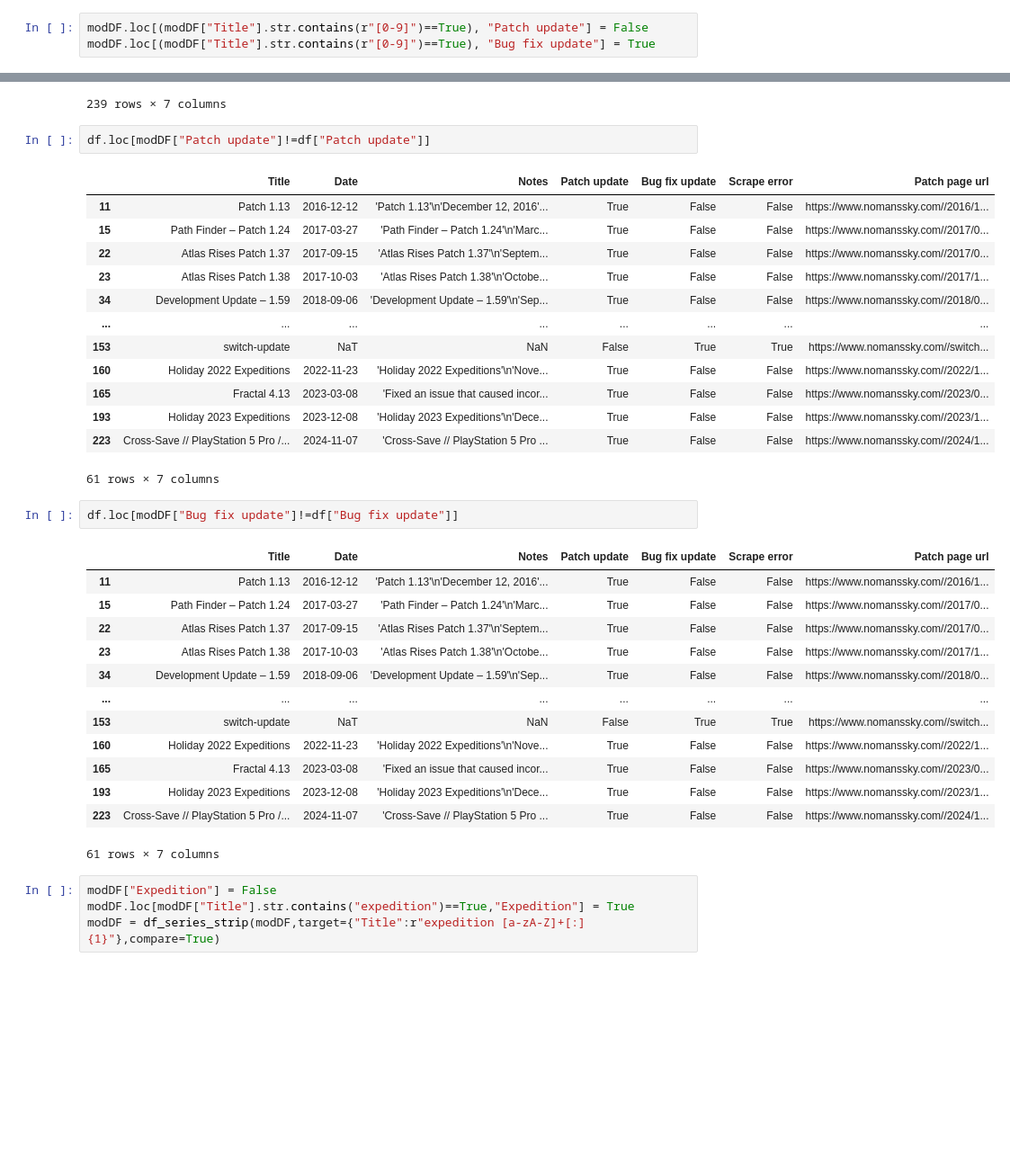
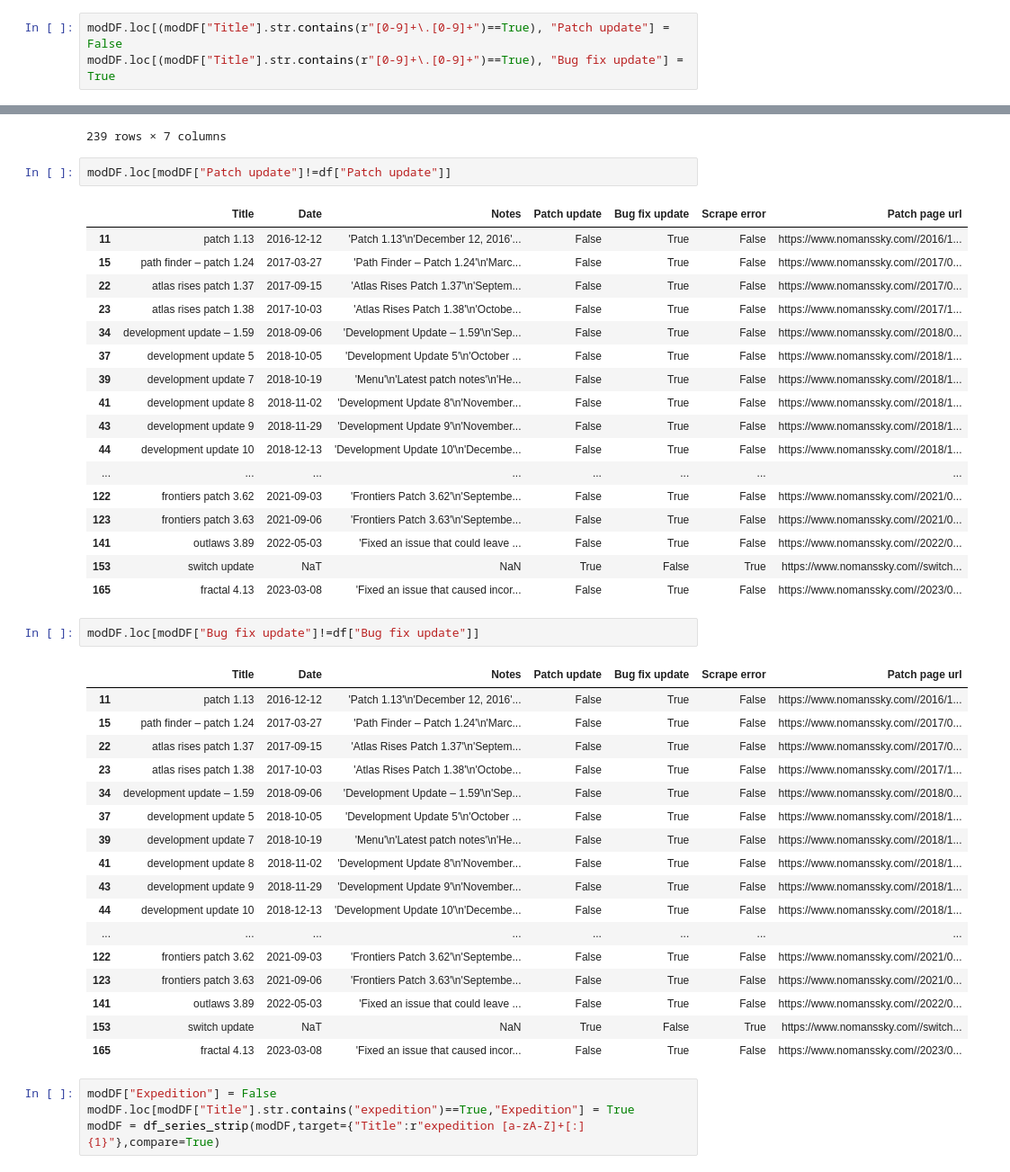
Before and after one commit to ATHannington/NMS-patch-to-rating-analysis, a Jupyter notebook: Clean_patch_note_data.ipynb, the cells around one changed output, grey strips where cells are left out. Shown: that part at 90% size. Drawn from its saved outputs; the diff is of its cells as text; blank space fills up the shorter version.

```diff
--- a/Clean_patch_note_data.ipynb
+++ b/Clean_patch_note_data.ipynb
@@ -157,4 +157,4 @@ modDF.loc[(modDF["Title"].str.contains(r"[0-9]")==True)]
 # %%
-modDF.loc[(modDF["Title"].str.contains(r"[0-9]")==True), "Patch update"] = False
-modDF.loc[(modDF["Title"].str.contains(r"[0-9]")==True), "Bug fix update"] = True
+modDF.loc[(modDF["Title"].str.contains(r"[0-9]+\.[0-9]+")==True), "Patch update"] = False
+modDF.loc[(modDF["Title"].str.contains(r"[0-9]+\.[0-9]+")==True), "Bug fix update"] = True
 # %%
@@ -190,37 +190,45 @@ modDF
 | 238 | worlds part ii 5.58 | 2025-03-04 | 'Worlds Part II - 5.58'\n'March 0... | False | True | False | https://www.nomanssky.com//2025/0... |
 239 rows × 7 columns
 # %%
-df.loc[modDF["Patch update"]!=df["Patch update"]]
+modDF.loc[modDF["Patch update"]!=df["Patch update"]]
 # %% [output]
 |  | Title | Date | Notes | Patch update | Bug fix update | Scrape error | Patch page url |
-| 11 | Patch 1.13 | 2016-12-12 | 'Patch 1.13'\n'December 12, 2016'... | True | False | False | https://www.nomanssky.com//2016/1... |
-| 15 | Path Finder – Patch 1.24 | 2017-03-27 | 'Path Finder – Patch 1.24'\n'Marc... | True | False | False | https://www.nomanssky.com//2017/0... |
-| 22 | Atlas Rises Patch 1.37 | 2017-09-15 | 'Atlas Rises Patch 1.37'\n'Septem... | True | False | False | https://www.nomanssky.com//2017/0... |
-| 23 | Atlas Rises Patch 1.38 | 2017-10-03 | 'Atlas Rises Patch 1.38'\n'Octobe... | True | False | False | https://www.nomanssky.com//2017/1... |
-| 34 | Development Update – 1.59 | 2018-09-06 | 'Development Update – 1.59'\n'Sep... | True | False | False | https://www.nomanssky.com//2018/0... |
+| 11 | patch 1.13 | 2016-12-12 | 'Patch 1.13'\n'December 12, 2016'... | False | True | False | https://www.nomanssky.com//2016/1... |
+| 15 | path finder – patch 1.24 | 2017-03-27 | 'Path Finder – Patch 1.24'\n'Marc... | False | True | False | https://www.nomanssky.com//2017/0... |
+| 22 | atlas rises patch 1.37 | 2017-09-15 | 'Atlas Rises Patch 1.37'\n'Septem... | False | True | False | https://www.nomanssky.com//2017/0... |
+| 23 | atlas rises patch 1.38 | 2017-10-03 | 'Atlas Rises Patch 1.38'\n'Octobe... | False | True | False | https://www.nomanssky.com//2017/1... |
+| 34 | development update – 1.59 | 2018-09-06 | 'Development Update – 1.59'\n'Sep... | False | True | False | https://www.nomanssky.com//2018/0... |
+| 37 | development update 5 | 2018-10-05 | 'Development Update 5'\n'October ... | False | True | False | https://www.nomanssky.com//2018/1... |
+| 39 | development update 7 | 2018-10-19 | 'Menu'\n'Latest patch notes'\n'He... | False | True | False | https://www.nomanssky.com//2018/1... |
+| 41 | development update 8 | 2018-11-02 | 'Development Update 8'\n'November... | False | True | False | https://www.nomanssky.com//2018/1... |
+| 43 | development update 9 | 2018-11-29 | 'Development Update 9'\n'November... | False | True | False | https://www.nomanssky.com//2018/1... |
+| 44 | development update 10 | 2018-12-13 | 'Development Update 10'\n'Decembe... | False | True | False | https://www.nomanssky.com//2018/1... |
 | ... | ... | ... | ... | ... | ... | ... | ... |
-| 153 | switch-update | NaT | NaN | False | True | True | https://www.nomanssky.com//switch... |
-| 160 | Holiday 2022 Expeditions | 2022-11-23 | 'Holiday 2022 Expeditions'\n'Nove... | True | False | False | https://www.nomanssky.com//2022/1... |
-| 165 | Fractal 4.13 | 2023-03-08 | 'Fixed an issue that caused incor... | True | False | False | https://www.nomanssky.com//2023/0... |
-| 193 | Holiday 2023 Expeditions | 2023-12-08 | 'Holiday 2023 Expeditions'\n'Dece... | True | False | False | https://www.nomanssky.com//2023/1... |
-| 223 | Cross-Save // PlayStation 5 Pro /... | 2024-11-07 | 'Cross-Save // PlayStation 5 Pro ... | True | False | False | https://www.nomanssky.com//2024/1... |
+| 122 | frontiers patch 3.62 | 2021-09-03 | 'Frontiers Patch 3.62'\n'Septembe... | False | True | False | https://www.nomanssky.com//2021/0... |
+| 123 | frontiers patch 3.63 | 2021-09-06 | 'Frontiers Patch 3.63'\n'Septembe... | False | True | False | https://www.nomanssky.com//2021/0... |
+| 141 | outlaws 3.89 | 2022-05-03 | 'Fixed an issue that could leave ... | False | True | False | https://www.nomanssky.com//2022/0... |
+| 153 | switch update | NaT | NaN | True | False | True | https://www.nomanssky.com//switch... |
+| 165 | fractal 4.13 | 2023-03-08 | 'Fixed an issue that caused incor... | False | True | False | https://www.nomanssky.com//2023/0... |
-61 rows × 7 columns
 # %%
-df.loc[modDF["Bug fix update"]!=df["Bug fix update"]]
+modDF.loc[modDF["Bug fix update"]!=df["Bug fix update"]]
 # %% [output]
 |  | Title | Date | Notes | Patch update | Bug fix update | Scrape error | Patch page url |
-| 11 | Patch 1.13 | 2016-12-12 | 'Patch 1.13'\n'December 12, 2016'... | True | False | False | https://www.nomanssky.com//2016/1... |
-| 15 | Path Finder – Patch 1.24 | 2017-03-27 | 'Path Finder – Patch 1.24'\n'Marc... | True | False | False | https://www.nomanssky.com//2017/0... |
-| 22 | Atlas Rises Patch 1.37 | 2017-09-15 | 'Atlas Rises Patch 1.37'\n'Septem... | True | False | False | https://www.nomanssky.com//2017/0... |
-| 23 | Atlas Rises Patch 1.38 | 2017-10-03 | 'Atlas Rises Patch 1.38'\n'Octobe... | True | False | False | https://www.nomanssky.com//2017/1... |
-| 34 | Development Update – 1.59 | 2018-09-06 | 'Development Update – 1.59'\n'Sep... | True | False | False | https://www.nomanssky.com//2018/0... |
+| 11 | patch 1.13 | 2016-12-12 | 'Patch 1.13'\n'December 12, 2016'... | False | True | False | https://www.nomanssky.com//2016/1... |
+| 15 | path finder – patch 1.24 | 2017-03-27 | 'Path Finder – Patch 1.24'\n'Marc... | False | True | False | https://www.nomanssky.com//2017/0... |
+| 22 | atlas rises patch 1.37 | 2017-09-15 | 'Atlas Rises Patch 1.37'\n'Septem... | False | True | False | https://www.nomanssky.com//2017/0... |
+| 23 | atlas rises patch 1.38 | 2017-10-03 | 'Atlas Rises Patch 1.38'\n'Octobe... | False | True | False | https://www.nomanssky.com//2017/1... |
+| 34 | development update – 1.59 | 2018-09-06 | 'Development Update – 1.59'\n'Sep... | False | True | False | https://www.nomanssky.com//2018/0... |
+| 37 | development update 5 | 2018-10-05 | 'Development Update 5'\n'October ... | False | True | False | https://www.nomanssky.com//2018/1... |
+| 39 | development update 7 | 2018-10-19 | 'Menu'\n'Latest patch notes'\n'He... | False | True | False | https://www.nomanssky.com//2018/1... |
+| 41 | development update 8 | 2018-11-02 | 'Development Update 8'\n'November... | False | True | False | https://www.nomanssky.com//2018/1... |
+| 43 | development update 9 | 2018-11-29 | 'Development Update 9'\n'November... | False | True | False | https://www.nomanssky.com//2018/1... |
+| 44 | development update 10 | 2018-12-13 | 'Development Update 10'\n'Decembe... | False | True | False | https://www.nomanssky.com//2018/1... |
 | ... | ... | ... | ... | ... | ... | ... | ... |
-| 153 | switch-update | NaT | NaN | False | True | True | https://www.nomanssky.com//switch... |
-| 160 | Holiday 2022 Expeditions | 2022-11-23 | 'Holiday 2022 Expeditions'\n'Nove... | True | False | False | https://www.nomanssky.com//2022/1... |
-| 165 | Fractal 4.13 | 2023-03-08 | 'Fixed an issue that caused incor... | True | False | False | https://www.nomanssky.com//2023/0... |
-| 193 | Holiday 2023 Expeditions | 2023-12-08 | 'Holiday 2023 Expeditions'\n'Dece... | True | False | False | https://www.nomanssky.com//2023/1... |
-| 223 | Cross-Save // PlayStation 5 Pro /... | 2024-11-07 | 'Cross-Save // PlayStation 5 Pro ... | True | False | False | https://www.nomanssky.com//2024/1... |
+| 122 | frontiers patch 3.62 | 2021-09-03 | 'Frontiers Patch 3.62'\n'Septembe... | False | True | False | https://www.nomanssky.com//2021/0... |
+| 123 | frontiers patch 3.63 | 2021-09-06 | 'Frontiers Patch 3.63'\n'Septembe... | False | True | False | https://www.nomanssky.com//2021/0... |
+| 141 | outlaws 3.89 | 2022-05-03 | 'Fixed an issue that could leave ... | False | True | False | https://www.nomanssky.com//2022/0... |
+| 153 | switch update | NaT | NaN | True | False | True | https://www.nomanssky.com//switch... |
+| 165 | fractal 4.13 | 2023-03-08 | 'Fixed an issue that caused incor... | False | True | False | https://www.nomanssky.com//2023/0... |
-61 rows × 7 columns
 # %%
 modDF["Expedition"] = False
 modDF.loc[modDF["Title"].str.contains("expedition")==True,"Expedition"] = True
```
Also changed, not shown: parts of 2 cells of this notebook, 1 other file.
